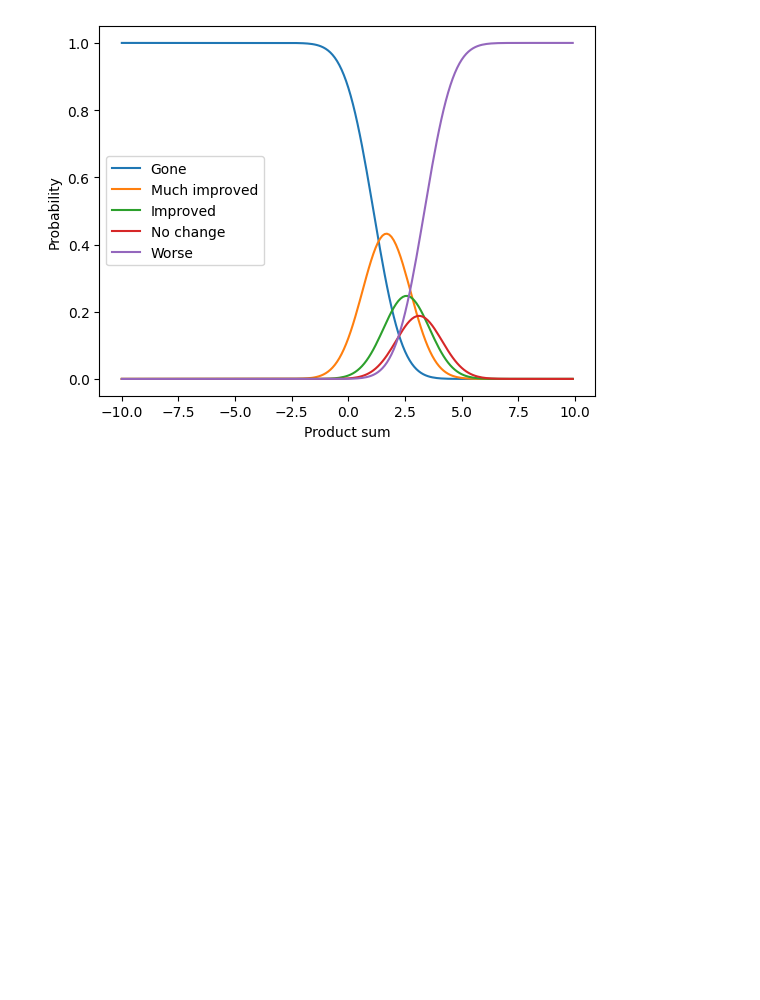
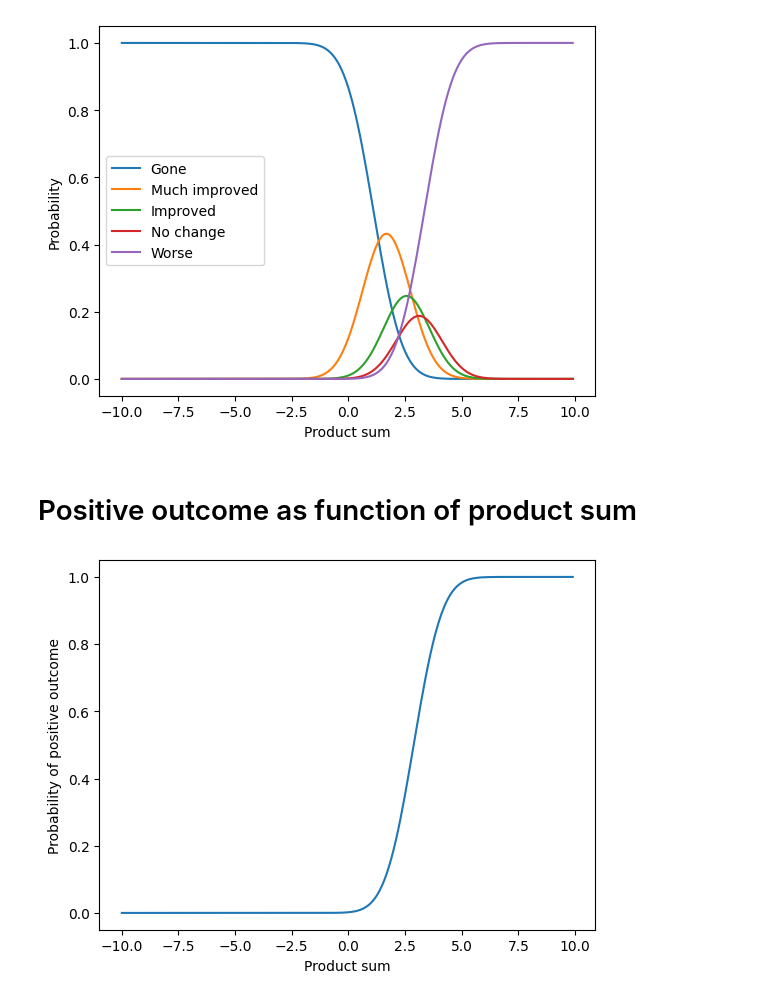
Before and after one commit to alex-berman/swespine-prediction-tool, a Jupyter notebook: probit_exploration/ProbitExploration.ipynb, the cells around one changed output. Drawn from its saved outputs; the diff is of its cells as text; code cells hidden in the pictures; blank space fills up the shorter version.

Commit message:
ProbitExploration.ipynb: Plot positive probability
...as function of product sum.

```diff
--- a/probit_exploration/ProbitExploration.ipynb
+++ b/probit_exploration/ProbitExploration.ipynb
@@ -84,3 +84,13 @@ plt.legend()
 plt.show()
 # %% [output]
 [figure]
+# %% [markdown]
+# Positive outcome as function of product sum
+# %%
+positive_posteriors = posteriors[:, 3] + posteriors[:, 4]
+plt.plot(product_sum, positive_posteriors)
+plt.xlabel('Product sum')
+plt.ylabel('Probability of positive outcome')
+plt.show()
+# %% [output]
+[figure, added]
```
Also changed, not shown: parts of 1 cell of this notebook.
